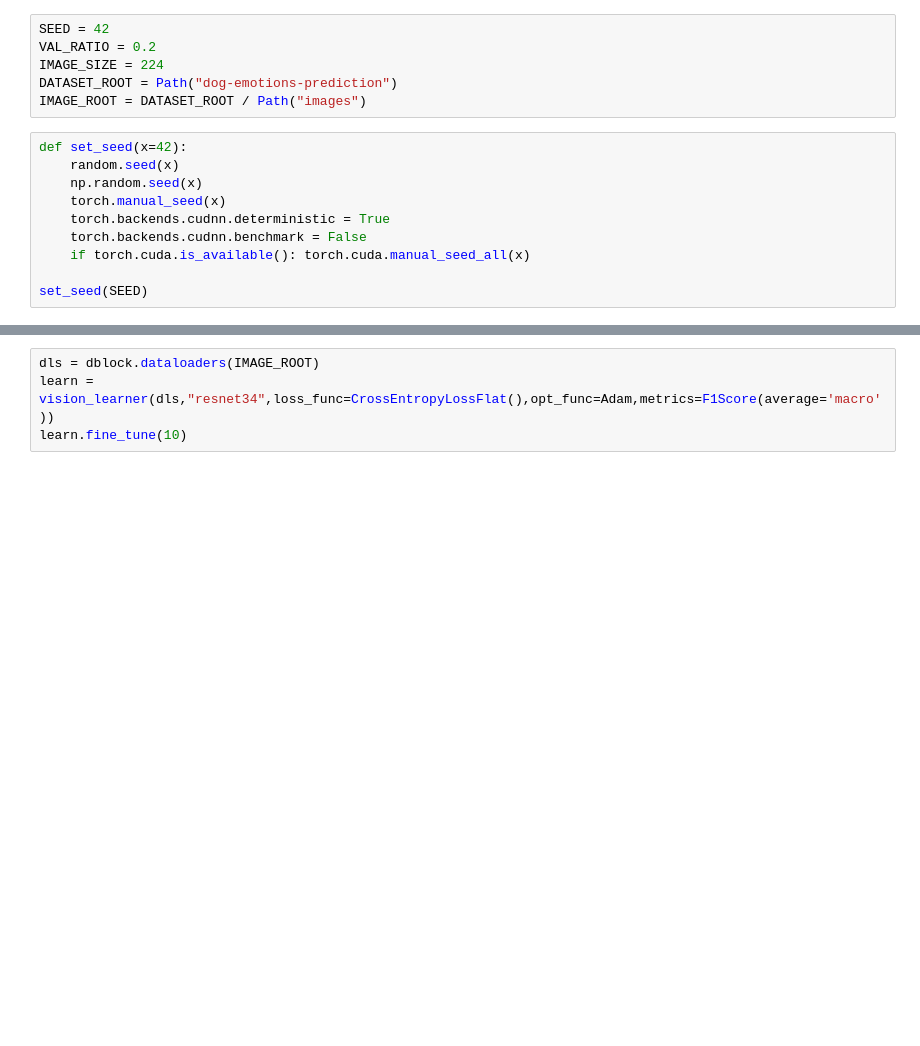
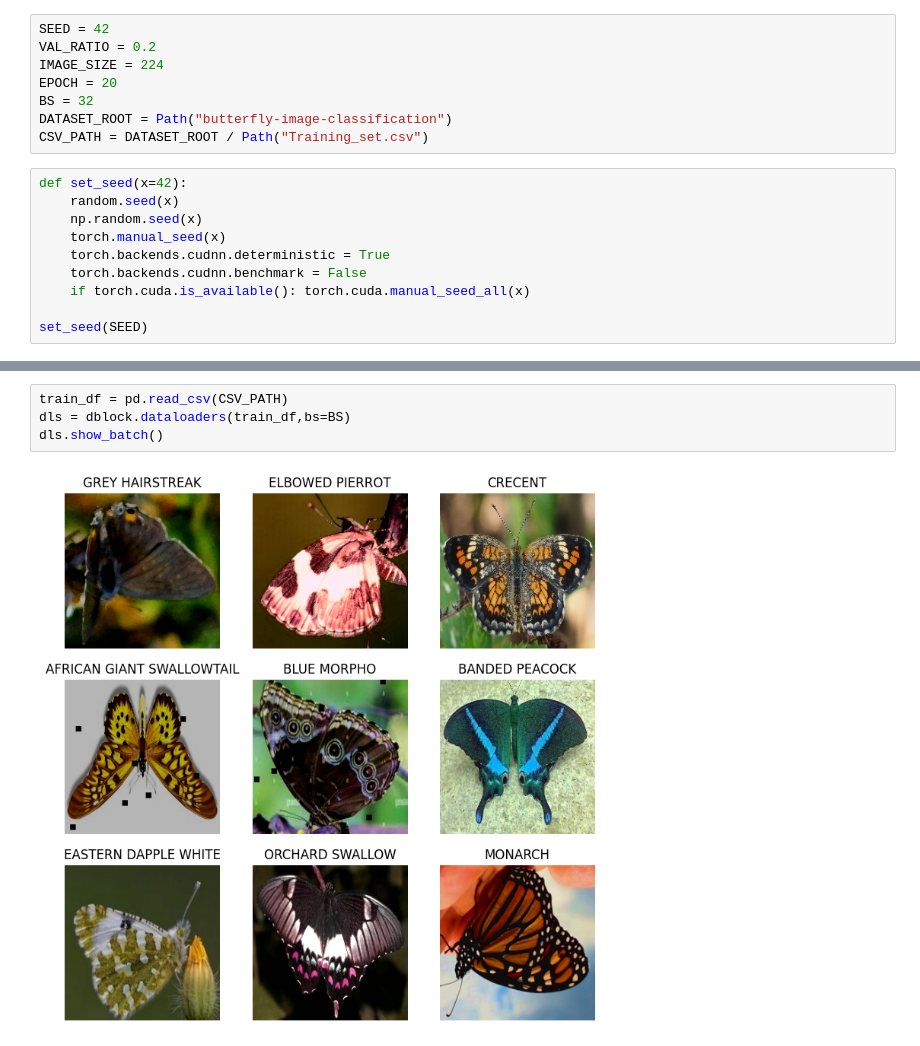
Before and after one commit to kimkingchai/DLF_A2, a Jupyter notebook: train.ipynb, the cells around one changed output, grey strips where cells are left out. Saved outputs shown, nothing was run; the diff lists cells and outputs as text; blank space fills up the shorter version.

```diff
--- a/train.ipynb
+++ b/train.ipynb
@@ -7,8 +8,10 @@ from fastai.vision.all import *
 SEED = 42
 VAL_RATIO = 0.2
 IMAGE_SIZE = 224
-DATASET_ROOT = Path("dog-emotions-prediction")
-IMAGE_ROOT = DATASET_ROOT / Path("images")
+EPOCH = 20
+BS = 32
+DATASET_ROOT = Path("butterfly-image-classification")
+CSV_PATH = DATASET_ROOT / Path("Training_set.csv")
 # %%
 def set_seed(x=42):
     random.seed(x)
@@ -77,4 +55,6 @@ dblock = DataBlock(
-# %%
-dls = dblock.dataloaders(IMAGE_ROOT)
-learn = vision_learner(dls,"resnet34",loss_func=CrossEntropyLossFlat(),opt_func=Adam,metrics=F1Score(average='macro'))
-learn.fine_tune(10)
+# %%
+train_df = pd.read_csv(CSV_PATH)
+dls = dblock.dataloaders(train_df,bs=BS)
+dls.show_batch()
+# %% [output]
+[figure, added]
```
Also changed, not shown: parts of 8 cells of this notebook, 20 other files.
